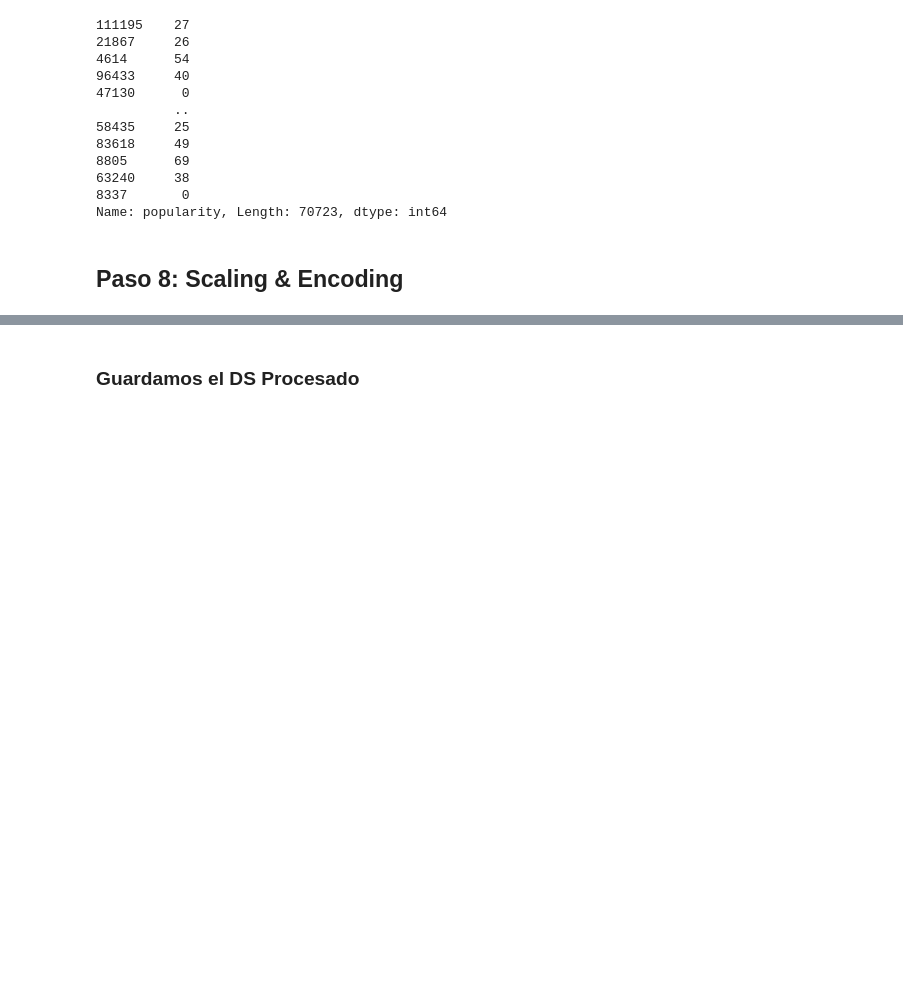
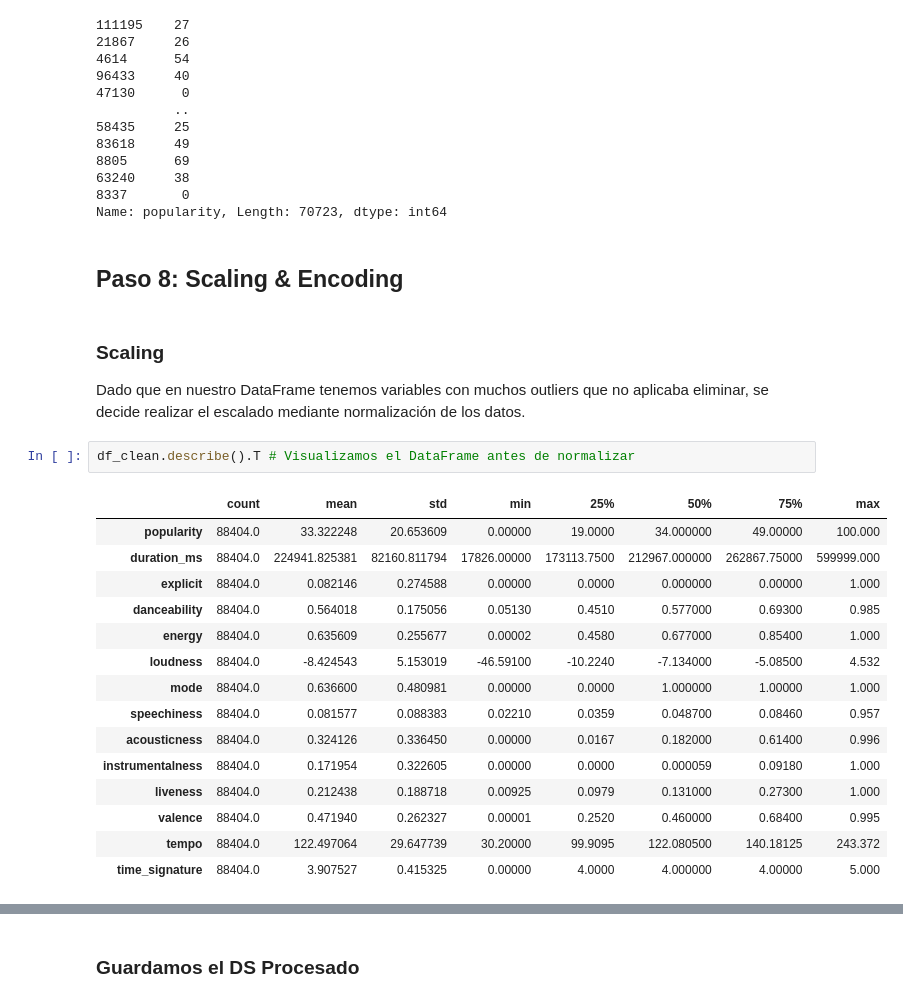
Before and after one commit to ArthurMartinezUcu/Ucu_diploma_python, a Jupyter notebook: notebooks/notebook.ipynb, the cells around one changed output, grey strips where cells are left out. Cells and saved outputs as stored; diff of their text form; blank space fills up the shorter version.

Commit message:
Se agrega scaling y se comienza encoding

```diff
--- a/notebooks/notebook.ipynb
+++ b/notebooks/notebook.ipynb
@@ -630,3 +631,24 @@ y_train
 Name: popularity, Length: 70723, dtype: int64
 # %% [markdown]
 ## Paso 8: Scaling & Encoding
+# %% [markdown]
+### Scaling
+Dado que en nuestro DataFrame tenemos variables con muchos outliers que no aplicaba eliminar, se decide realizar el escalado mediante normalización de los datos.
+# %%
+df_clean.describe().T # Visualizamos el DataFrame antes de normalizar
+# %% [output]
+|  | count | mean | std | min | 25% | 50% | 75% | max |
+| popularity | 88404.0 | 33.322248 | 20.653609 | 0.00000 | 19.0000 | 34.000000 | 49.00000 | 100.000 |
+| duration_ms | 88404.0 | 224941.825381 | 82160.811794 | 17826.00000 | 173113.7500 | 212967.000000 | 262867.75000 | 599999.000 |
+| explicit | 88404.0 | 0.082146 | 0.274588 | 0.00000 | 0.0000 | 0.000000 | 0.00000 | 1.000 |
+| danceability | 88404.0 | 0.564018 | 0.175056 | 0.05130 | 0.4510 | 0.577000 | 0.69300 | 0.985 |
+| energy | 88404.0 | 0.635609 | 0.255677 | 0.00002 | 0.4580 | 0.677000 | 0.85400 | 1.000 |
+| loudness | 88404.0 | -8.424543 | 5.153019 | -46.59100 | -10.2240 | -7.134000 | -5.08500 | 4.532 |
+| mode | 88404.0 | 0.636600 | 0.480981 | 0.00000 | 0.0000 | 1.000000 | 1.00000 | 1.000 |
+| speechiness | 88404.0 | 0.081577 | 0.088383 | 0.02210 | 0.0359 | 0.048700 | 0.08460 | 0.957 |
+| acousticness | 88404.0 | 0.324126 | 0.336450 | 0.00000 | 0.0167 | 0.182000 | 0.61400 | 0.996 |
+| instrumentalness | 88404.0 | 0.171954 | 0.322605 | 0.00000 | 0.0000 | 0.000059 | 0.09180 | 1.000 |
+| liveness | 88404.0 | 0.212438 | 0.188718 | 0.00925 | 0.0979 | 0.131000 | 0.27300 | 1.000 |
+| valence | 88404.0 | 0.471940 | 0.262327 | 0.00001 | 0.2520 | 0.460000 | 0.68400 | 0.995 |
+| tempo | 88404.0 | 122.497064 | 29.647739 | 30.20000 | 99.9095 | 122.080500 | 140.18125 | 243.372 |
+| time_signature | 88404.0 | 3.907527 | 0.415325 | 0.00000 | 4.0000 | 4.000000 | 4.00000 | 5.000 |
```
Also changed, not shown: parts of 6 cells of this notebook.
